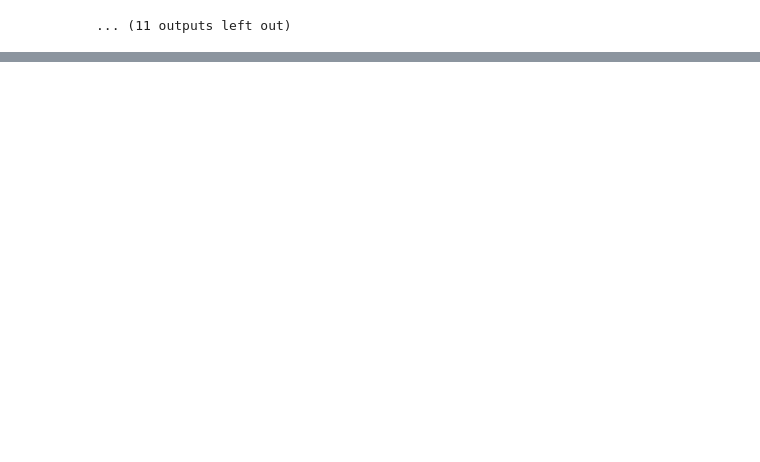
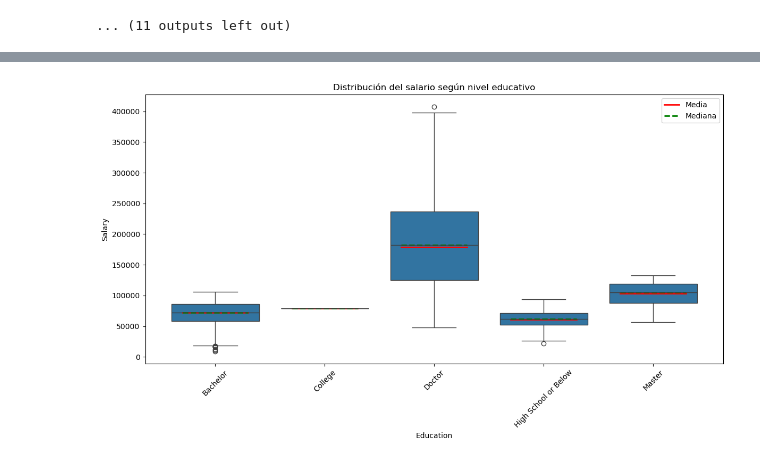
Before and after one commit to tapiamm/bda-modulo-3-evaluacion-final-tapiamm, a Jupyter notebook: ejercicio_tecnico_m3_maria_tapia.ipynb, the cells around one changed output, grey strips where cells are left out. Saved outputs shown, nothing was run; the diff lists cells and outputs as text; code cells hidden in the pictures; blank space fills up the shorter version.

Commit message:
Tratemientos estadisticos y visualizaciones de datos I

```diff
--- a/ejercicio_tecnico_m3_maria_tapia.ipynb
+++ b/ejercicio_tecnico_m3_maria_tapia.ipynb
@@ -191,0 +266,24 @@ dtype: int64
+# %%
+# 4. ¿Cómo se compara el salario promedio entre los diferentes niveles educativos de los clientes?
+# En este caso uso un un boxplot ya que tengo una variable numérica (salario) y otra categórica (niveles educativos). Lo agrupo por clientes y señalo la media de cada uno desde Customer_Flight_loyalty_limpio (perfil)
+
+medias = perfil.groupby('Education')['Salary'].mean()
+medianas = perfil.groupby('Education')['Salary'].median()
+
+plt.figure(figsize=(12, 7))
+ax = sns.boxplot(x= 'Education',
+                 y= 'Salary',
+                 data= perfil)
+
+# Añadir líneas para media y mediana en cada nivel educativo
+for i, nivel in enumerate(medias.index):
+    ax.plot([i - 0.3, i + 0.3], [medias[nivel], medias[nivel]], color='red', linewidth=2, label='Media' if i==0 else "")
+    ax.plot([i - 0.3, i + 0.3], [medianas[nivel], medianas[nivel]], color='green', linewidth=2, linestyle='dashed', label='Mediana' if i==0 else "")
+
+ax.set_title('Distribución del salario según nivel educativo')
+ax.legend()
+plt.xticks(rotation=45)
+plt.tight_layout()
+plt.show()
+# %% [output]
+[figure, added]
```
Also changed, not shown: parts of 3 cells of this notebook.
